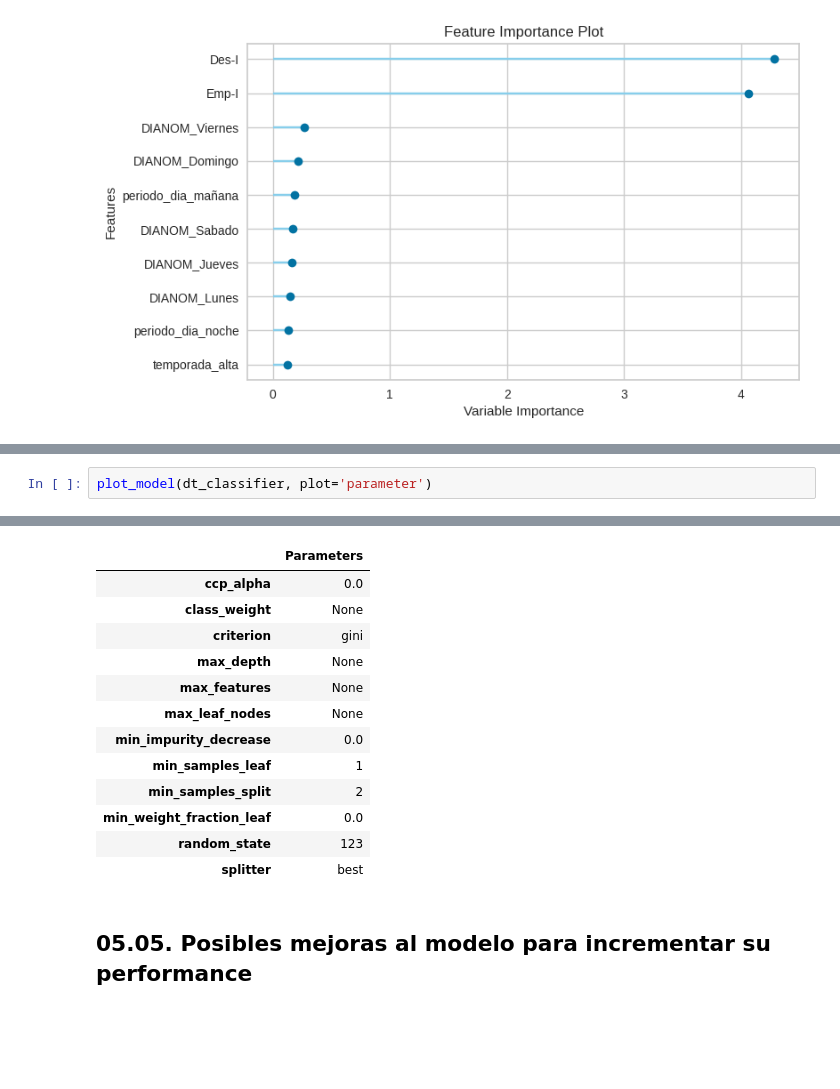
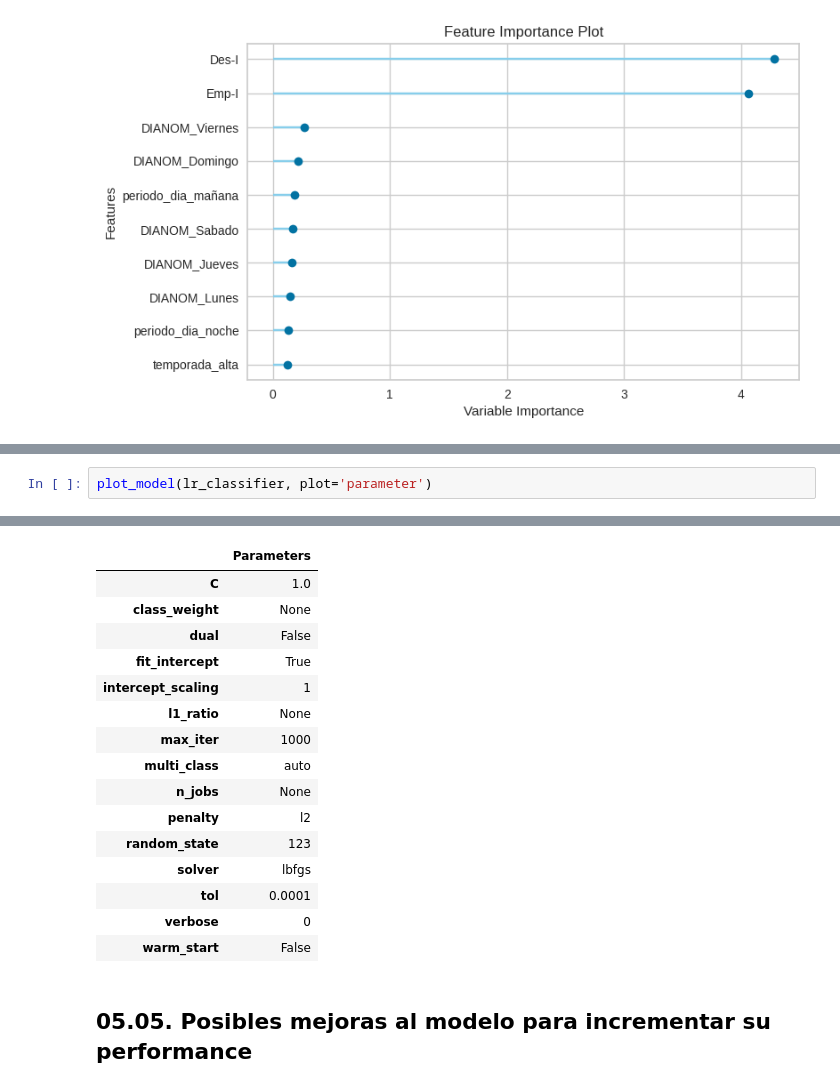
Before and after one commit to alexandergribenchenko/DS_LATAM_Test, a Jupyter notebook: solution.ipynb, the cells around one changed output, grey strips where cells are left out. Cells and saved outputs as stored; diff of their text form; blank space fills up the shorter version.

```diff
--- a/solution.ipynb
+++ b/solution.ipynb
@@ -790,19 +878,22 @@ plot_model(lr_classifier, plot = 'feature')
 # %%
-plot_model(dt_classifier, plot='parameter')
+plot_model(lr_classifier, plot='parameter')
 # %% [output]
 [interactive output not drawn]
 |  | Parameters |
-| ccp_alpha | 0.0 |
+| C | 1.0 |
 | class_weight | None |
-| criterion | gini |
-| max_depth | None |
-| max_features | None |
-| max_leaf_nodes | None |
-| min_impurity_decrease | 0.0 |
-| min_samples_leaf | 1 |
-| min_samples_split | 2 |
-| min_weight_fraction_leaf | 0.0 |
+| dual | False |
+| fit_intercept | True |
+| intercept_scaling | 1 |
+| l1_ratio | None |
+| max_iter | 1000 |
+| multi_class | auto |
+| n_jobs | None |
+| penalty | l2 |
 | random_state | 123 |
-| splitter | best |
+| solver | lbfgs |
+| tol | 0.0001 |
+| verbose | 0 |
+| warm_start | False |
 # %% [markdown]
 ## 05.05. Posibles mejoras al modelo para incrementar su performance
```
Also changed, not shown: parts of 18 cells of this notebook.
